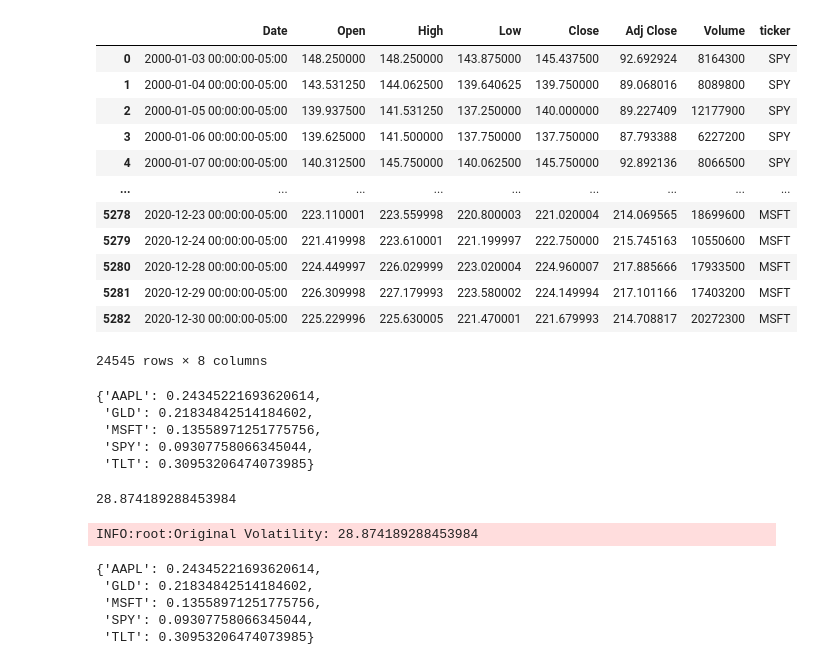
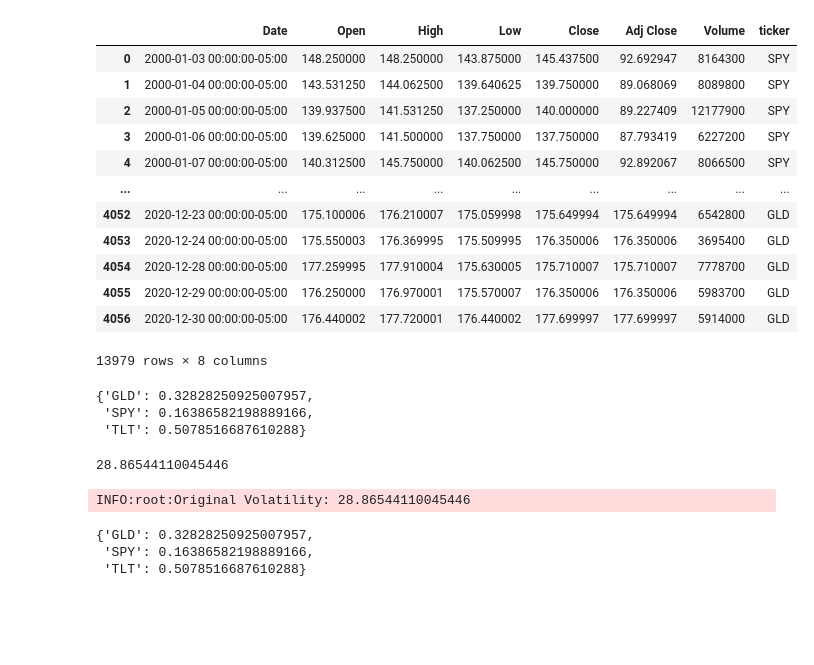
Before and after one commit to marcdeslis/my_package_project, a Jupyter notebook: tests_perso.ipynb, the cells around one changed output. Cells and saved outputs as stored; diff of their text form; code cells hidden in the pictures; blank space fills up the shorter version.

```diff
--- a/tests_perso.ipynb
+++ b/tests_perso.ipynb
@@ -8,25 +9,25 @@ from my_package_project.data_treatment import *
 from my_package_project.graphs  import *
 from my_package_project.operations import *
 # %%
-tickers = ['SPY', 'TLT', 'GLD', "AAPL", "MSFT"]  # S&P 500 Index, 20+ Year Treasury Bond, Gold (commodities)
+tickers = ['SPY', 'TLT', 'GLD']  # S&P 500 Index, 20+ Year Treasury Bond, Gold (commodities)
 data = get_stocks_data(tickers=tickers, start_date='2000-01-01', end_date='2020-12-31').dropna()
 # data['Date'] = data['Date'].astype(str).str[:10] #we had an error with non-UTC dates
 # data['Date'] = pd.to_datetime(data['Date'])
 data
 # %% [output]
 |  | Date | Open | High | Low | Close | Adj Close | Volume | ticker |
-| 0 | 2000-01-03 00:00:00-05:00 | 148.250000 | 148.250000 | 143.875000 | 145.437500 | 92.692924 | 8164300 | SPY |
-| 1 | 2000-01-04 00:00:00-05:00 | 143.531250 | 144.062500 | 139.640625 | 139.750000 | 89.068016 | 8089800 | SPY |
+| 0 | 2000-01-03 00:00:00-05:00 | 148.250000 | 148.250000 | 143.875000 | 145.437500 | 92.692947 | 8164300 | SPY |
+| 1 | 2000-01-04 00:00:00-05:00 | 143.531250 | 144.062500 | 139.640625 | 139.750000 | 89.068069 | 8089800 | SPY |
 | 2 | 2000-01-05 00:00:00-05:00 | 139.937500 | 141.531250 | 137.250000 | 140.000000 | 89.227409 | 12177900 | SPY |
-| 3 | 2000-01-06 00:00:00-05:00 | 139.625000 | 141.500000 | 137.750000 | 137.750000 | 87.793388 | 6227200 | SPY |
-| 4 | 2000-01-07 00:00:00-05:00 | 140.312500 | 145.750000 | 140.062500 | 145.750000 | 92.892136 | 8066500 | SPY |
+| 3 | 2000-01-06 00:00:00-05:00 | 139.625000 | 141.500000 | 137.750000 | 137.750000 | 87.793419 | 6227200 | SPY |
+| 4 | 2000-01-07 00:00:00-05:00 | 140.312500 | 145.750000 | 140.062500 | 145.750000 | 92.892067 | 8066500 | SPY |
 | ... | ... | ... | ... | ... | ... | ... | ... | ... |
-| 5278 | 2020-12-23 00:00:00-05:00 | 223.110001 | 223.559998 | 220.800003 | 221.020004 | 214.069565 | 18699600 | MSFT |
-| 5279 | 2020-12-24 00:00:00-05:00 | 221.419998 | 223.610001 | 221.199997 | 222.750000 | 215.745163 | 10550600 | MSFT |
-| 5280 | 2020-12-28 00:00:00-05:00 | 224.449997 | 226.029999 | 223.020004 | 224.960007 | 217.885666 | 17933500 | MSFT |
-| 5281 | 2020-12-29 00:00:00-05:00 | 226.309998 | 227.179993 | 223.580002 | 224.149994 | 217.101166 | 17403200 | MSFT |
-| 5282 | 2020-12-30 00:00:00-05:00 | 225.229996 | 225.630005 | 221.470001 | 221.679993 | 214.708817 | 20272300 | MSFT |
+| 4052 | 2020-12-23 00:00:00-05:00 | 175.100006 | 176.210007 | 175.059998 | 175.649994 | 175.649994 | 6542800 | GLD |
+| 4053 | 2020-12-24 00:00:00-05:00 | 175.550003 | 176.369995 | 175.509995 | 176.350006 | 176.350006 | 3695400 | GLD |
+| 4054 | 2020-12-28 00:00:00-05:00 | 177.259995 | 177.910004 | 175.630005 | 175.710007 | 175.710007 | 7778700 | GLD |
+| 4055 | 2020-12-29 00:00:00-05:00 | 176.250000 | 176.970001 | 175.570007 | 176.350006 | 176.350006 | 5983700 | GLD |
+| 4056 | 2020-12-30 00:00:00-05:00 | 176.440002 | 177.720001 | 176.440002 | 177.699997 | 177.699997 | 5914000 | GLD |
-24545 rows × 8 columns
+13979 rows × 8 columns
 # %%
 data_module = DataModule(data=data)
 info = Information(s = timedelta(data_module.data.size/len(tickers)), data_module=data_module)
@@ -36,25 +37,21 @@ moments = FirstTwoMoments.compute_information(info, t=t)
 riskparityportfolio =  data_treatment.RiskParity.compute_portfolio_riskparity(info, t=t, information_set=moments)
 riskparityportfolio
 # %% [output]
-{'AAPL': 0.24345221693620614,
- 'GLD': 0.21834842514184602,
- 'MSFT': 0.13558971251775756,
- 'SPY': 0.09307758066345044,
- 'TLT': 0.30953206474073985}
+{'GLD': 0.32828250925007957,
+ 'SPY': 0.16386582198889166,
+ 'TLT': 0.5078516687610288}
 # %%
 vol = data_treatment.portfolio_volatility(riskparityportfolio,information_set=moments)
 vol
 # %% [output]
-28.874189288453984
+28.86544110045446
 # %%
 data_treatment.RiskParity.compute_portfolio_riskparity_voltarget_leverage(info, t=t, information_set=moments, target_volatility=vol, leverage_factor=1)
 # %% [output]
-INFO:root:Original Volatility: 28.874189288453984
+INFO:root:Original Volatility: 28.86544110045446
-{'AAPL': 0.24345221693620614,
- 'GLD': 0.21834842514184602,
- 'MSFT': 0.13558971251775756,
- 'SPY': 0.09307758066345044,
- 'TLT': 0.30953206474073985}
+{'GLD': 0.32828250925007957,
+ 'SPY': 0.16386582198889166,
+ 'TLT': 0.5078516687610288}
 # %%
 visualizer = PortfolioVisualizer(portfolio=riskparityportfolio, information_set=moments)
 visualizer.plot_portfolio_weights()
```
Also changed, not shown: parts of 4 cells of this notebook, 5 other files.
